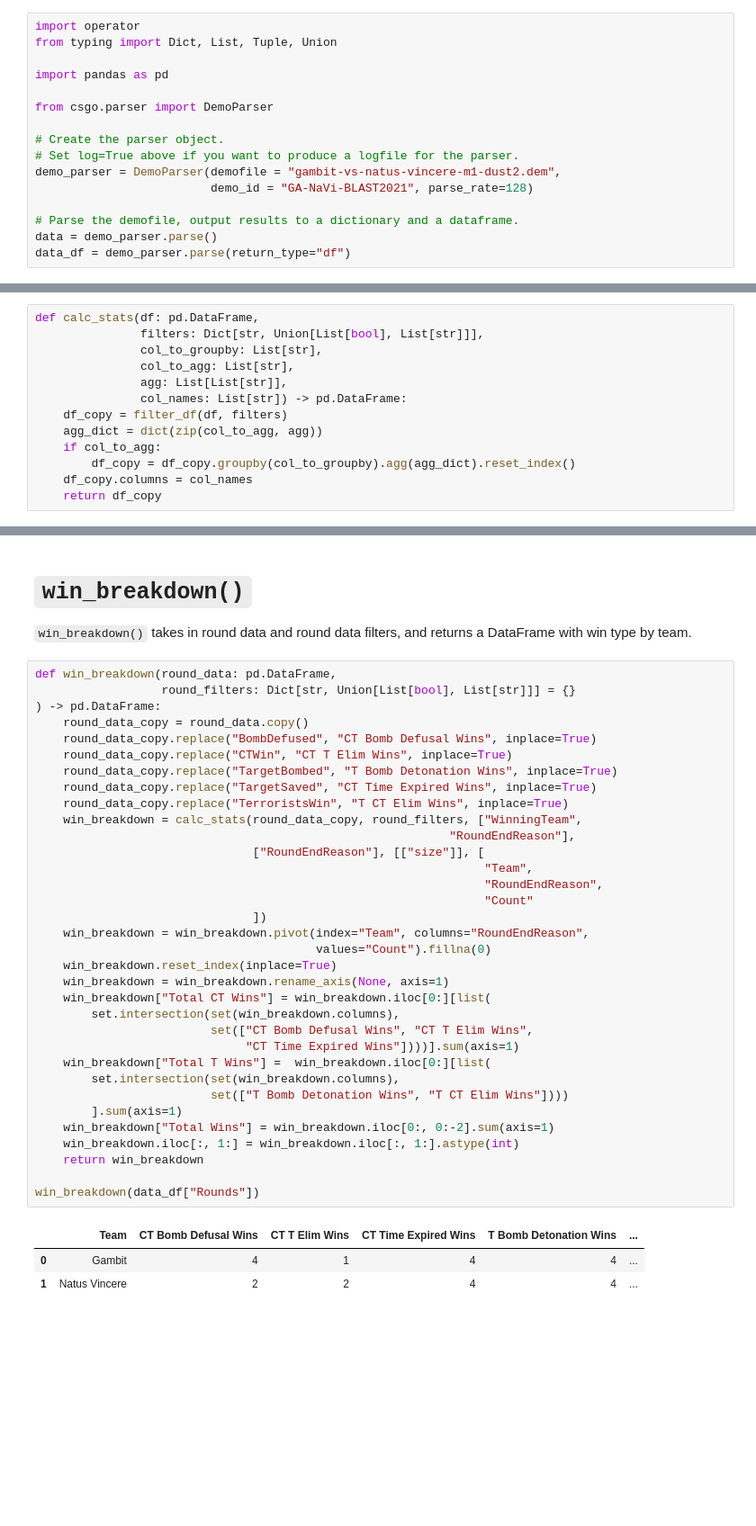
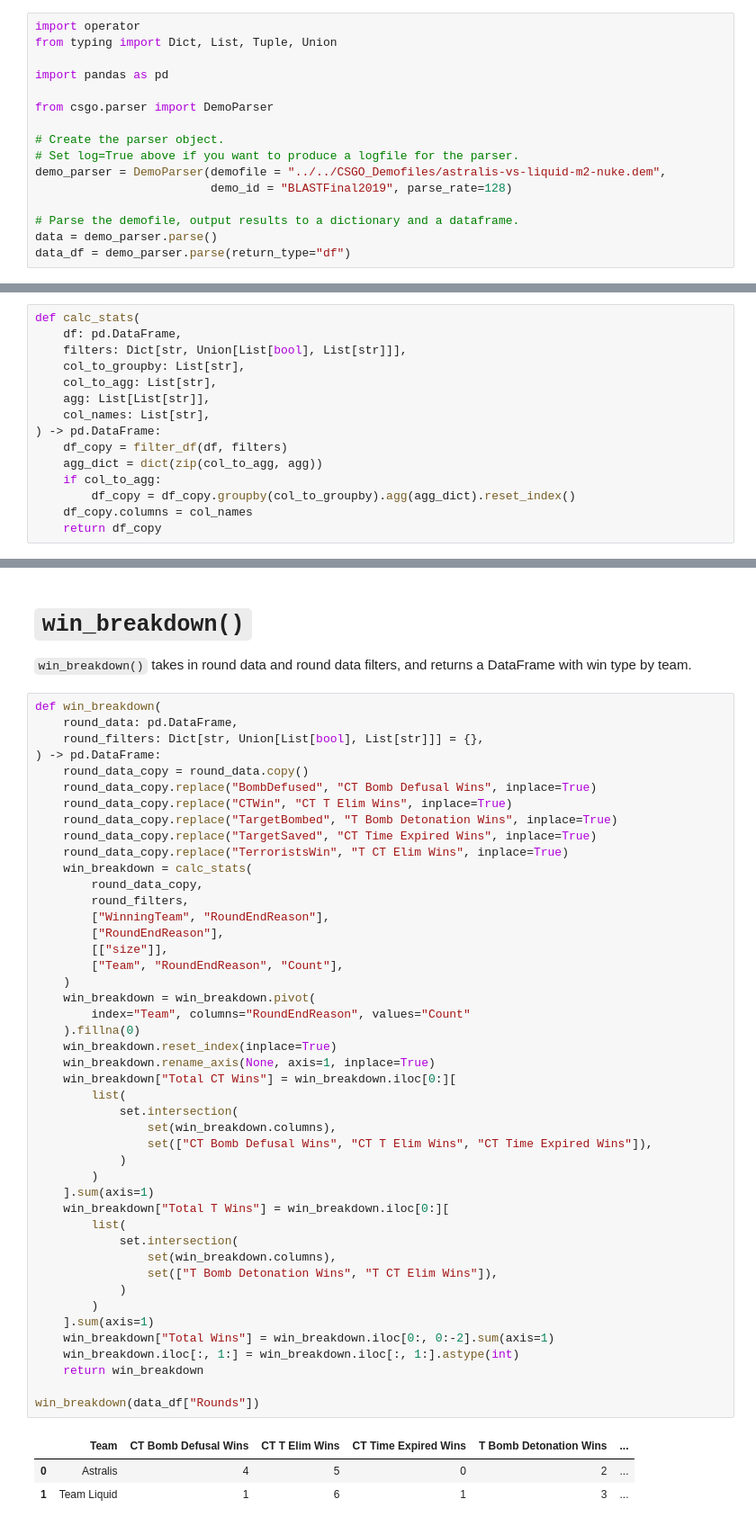
Before and after one commit to pnxenopoulos/awpy, a Jupyter notebook: examples/01_Basic_CSGO_Analysis.ipynb, the cells around one changed output, grey strips where cells are left out. Shown at 90% size. Drawn from its saved outputs; the diff is of its cells as text; blank space fills up the shorter version.

```diff
--- a/examples/01_Basic_CSGO_Analysis.ipynb
+++ b/examples/01_Basic_CSGO_Analysis.ipynb
@@ -14,8 +14,8 @@ from csgo.parser import DemoParser
 
 # Create the parser object.
 # Set log=True above if you want to produce a logfile for the parser.
-demo_parser = DemoParser(demofile = "gambit-vs-natus-vincere-m1-dust2.dem",
-                         demo_id = "GA-NaVi-BLAST2021", parse_rate=128)
+demo_parser = DemoParser(demofile = "../../CSGO_Demofiles/astralis-vs-liquid-m2-nuke.dem",
+                         demo_id = "BLASTFinal2019", parse_rate=128)
 
 # Parse the demofile, output results to a dictionary and a dataframe.
 data = demo_parser.parse()
@@ -111,12 +122,14 @@ def filter_df(df: pd.DataFrame,
                 i += 1
     return df_copy
 # %%
-def calc_stats(df: pd.DataFrame,
-               filters: Dict[str, Union[List[bool], List[str]]],
-               col_to_groupby: List[str],
-               col_to_agg: List[str],
-               agg: List[List[str]],
-               col_names: List[str]) -> pd.DataFrame:
+def calc_stats(
+    df: pd.DataFrame,
+    filters: Dict[str, Union[List[bool], List[str]]],
+    col_to_groupby: List[str],
+    col_to_agg: List[str],
+    agg: List[List[str]],
+    col_names: List[str],
+) -> pd.DataFrame:
     df_copy = filter_df(df, filters)
     agg_dict = dict(zip(col_to_agg, agg))
     if col_to_agg:
@@ -790,42 +1039,53 @@ util_dmg_breakdown(data_df["Damages"], data_df["Grenades"])
 # `win_breakdown()`
 `win_breakdown()` takes in round data and round data filters, and returns a DataFrame with win type by team.
 # %%
-def win_breakdown(round_data: pd.DataFrame,
-                  round_filters: Dict[str, Union[List[bool], List[str]]] = {}
+def win_breakdown(
+    round_data: pd.DataFrame,
+    round_filters: Dict[str, Union[List[bool], List[str]]] = {},
 ) -> pd.DataFrame:
     round_data_copy = round_data.copy()
     round_data_copy.replace("BombDefused", "CT Bomb Defusal Wins", inplace=True)
     round_data_copy.replace("CTWin", "CT T Elim Wins", inplace=True)
     round_data_copy.replace("TargetBombed", "T Bomb Detonation Wins", inplace=True)
     round_data_copy.replace("TargetSaved", "CT Time Expired Wins", inplace=True)
     round_data_copy.replace("TerroristsWin", "T CT Elim Wins", inplace=True)
-    win_breakdown = calc_stats(round_data_copy, round_filters, ["WinningTeam",
-                                                           "RoundEndReason"],
-                               ["RoundEndReason"], [["size"]], [
-                                                                "Team",
-                                                                "RoundEndReason",
-                                                                "Count"
-                               ])
-    win_breakdown = win_breakdown.pivot(index="Team", columns="RoundEndReason",
-                                        values="Count").fillna(0)
+    win_breakdown = calc_stats(
+        round_data_copy,
+        round_filters,
+        ["WinningTeam", "RoundEndReason"],
+        ["RoundEndReason"],
+        [["size"]],
+        ["Team", "RoundEndReason", "Count"],
+    )
+    win_breakdown = win_breakdown.pivot(
+        index="Team", columns="RoundEndReason", values="Count"
+    ).fillna(0)
     win_breakdown.reset_index(inplace=True)
-    win_breakdown = win_breakdown.rename_axis(None, axis=1)
-    win_breakdown["Total CT Wins"] = win_breakdown.iloc[0:][list(
-        set.intersection(set(win_breakdown.columns),
-                         set(["CT Bomb Defusal Wins", "CT T Elim Wins",
-                              "CT Time Expired Wins"])))].sum(axis=1)
-    win_breakdown["Total T Wins"] =  win_breakdown.iloc[0:][list(
-        set.intersection(set(win_breakdown.columns),
-                         set(["T Bomb Detonation Wins", "T CT Elim Wins"])))
-        ].sum(axis=1)
+    win_breakdown.rename_axis(None, axis=1, inplace=True)
+    win_breakdown["Total CT Wins"] = win_breakdown.iloc[0:][
+        list(
+            set.intersection(
+                set(win_breakdown.columns),
+                set(["CT Bomb Defusal Wins", "CT T Elim Wins", "CT Time Expired Wins"]),
+            )
+        )
+    ].sum(axis=1)
+    win_breakdown["Total T Wins"] = win_breakdown.iloc[0:][
+        list(
+            set.intersection(
+                set(win_breakdown.columns),
+                set(["T Bomb Detonation Wins", "T CT Elim Wins"]),
+            )
+        )
+    ].sum(axis=1)
     win_breakdown["Total Wins"] = win_breakdown.iloc[0:, 0:-2].sum(axis=1)
     win_breakdown.iloc[:, 1:] = win_breakdown.iloc[:, 1:].astype(int)
     return win_breakdown
 
 win_breakdown(data_df["Rounds"])
 # %% [output]
 |  | Team | CT Bomb Defusal Wins | CT T Elim Wins | CT Time Expired Wins | T Bomb Detonation Wins | ... |
-| 0 | Gambit | 4 | 1 | 4 | 4 | ... |
-| 1 | Natus Vincere | 2 | 2 | 4 | 4 | ... |
+| 0 | Astralis | 4 | 5 | 0 | 2 | ... |
+| 1 | Team Liquid | 1 | 6 | 1 | 3 | ... |
 # %% [markdown]
 # `player_box_score()`
```
Also changed, not shown: parts of 51 cells of this notebook, 2 other files.
